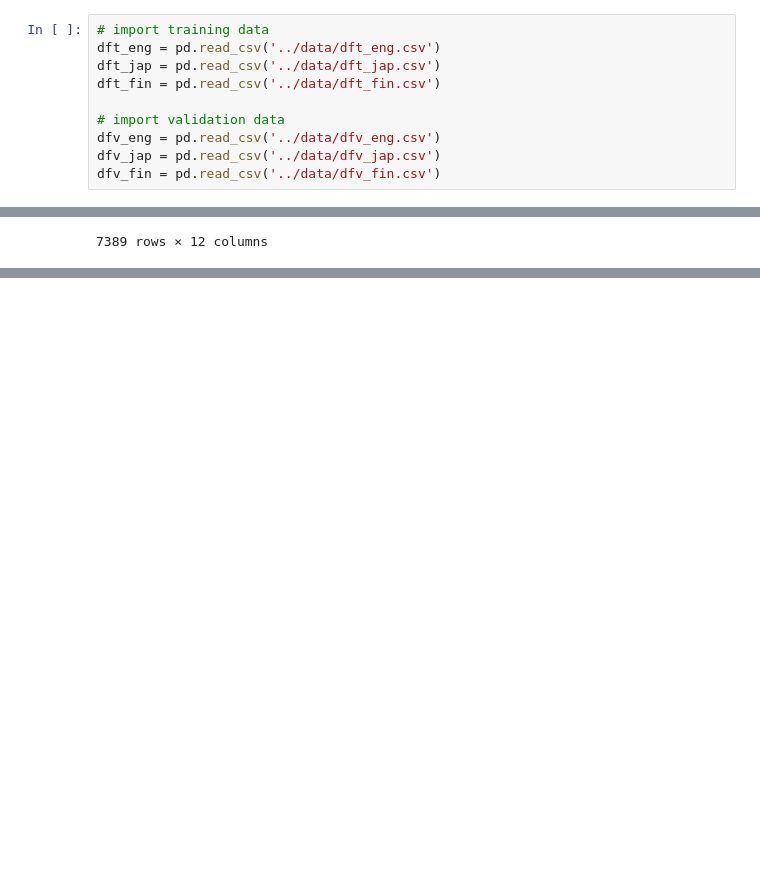
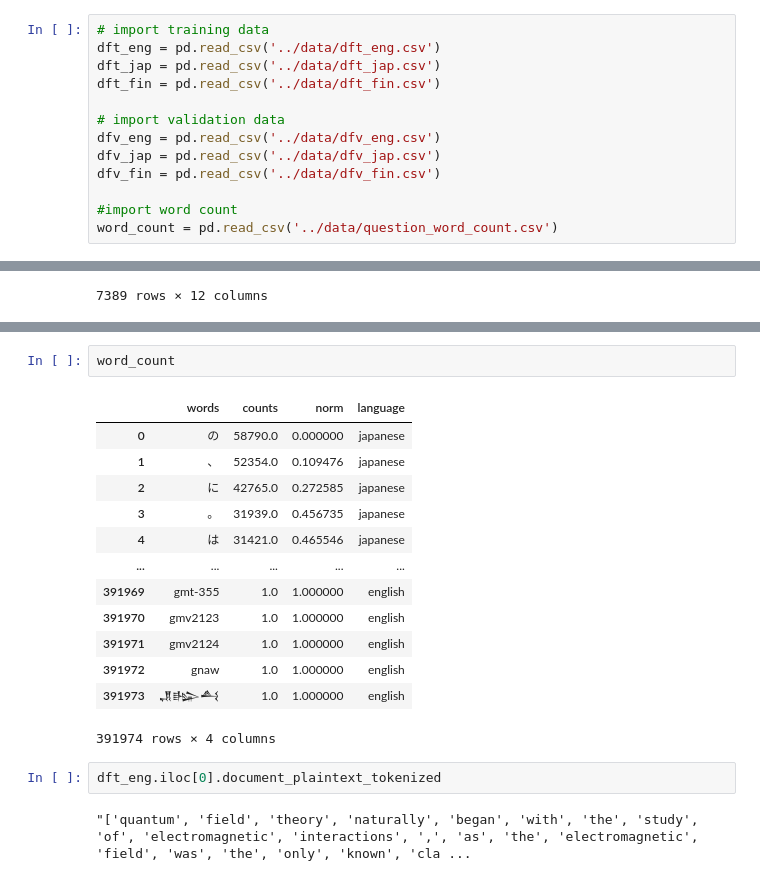
Before and after one commit to hrobjarturh/nlptasks, a Jupyter notebook: notebooks/subtask1-2.ipynb, the cells around one changed output, grey strips where cells are left out. Drawn from its saved outputs; the diff is of its cells as text; blank space fills up the shorter version.

Commit message:
add freq column

```diff
--- a/notebooks/subtask1-2.ipynb
+++ b/notebooks/subtask1-2.ipynb
@@ -12,6 +12,9 @@ dft_fin = pd.read_csv('../data/dft_fin.csv')
 dfv_eng = pd.read_csv('../data/dfv_eng.csv')
 dfv_jap = pd.read_csv('../data/dfv_jap.csv')
 dfv_fin = pd.read_csv('../data/dfv_fin.csv')
+
+#import word count
+word_count = pd.read_csv('../data/question_word_count.csv')
 # %%
 dft_eng
 # %% [output]
@@ -47,0 +87,20 @@ print((np.array(frequency).shape))
+# %%
+word_count
+# %% [output]
+|  | words | counts | norm | language |
+| 0 | の | 58790.0 | 0.000000 | japanese |
+| 1 | 、 | 52354.0 | 0.109476 | japanese |
+| 2 | に | 42765.0 | 0.272585 | japanese |
+| 3 | 。 | 31939.0 | 0.456735 | japanese |
+| 4 | は | 31421.0 | 0.465546 | japanese |
+| ... | ... | ... | ... | ... |
+| 391969 | gmt-355 | 1.0 | 1.000000 | english |
+| 391970 | gmv2123 | 1.0 | 1.000000 | english |
+| 391971 | gmv2124 | 1.0 | 1.000000 | english |
+| 391972 | gnaw | 1.0 | 1.000000 | english |
+| 391973 | 𒂗𒈗𒋀 | 1.0 | 1.000000 | english |
+391974 rows × 4 columns
+# %%
+dft_eng.iloc[0].document_plaintext_tokenized
+# %% [output]
+"['quantum', 'field', 'theory', 'naturally', 'began', 'with', 'the', 'study', 'of', 'electromagnetic', 'interactions', ',', 'as', 'the', 'electromagnetic', 'field', 'was', 'the', 'only', 'known', 'cla ...
```
Also changed, not shown: parts of 9 cells of this notebook.
